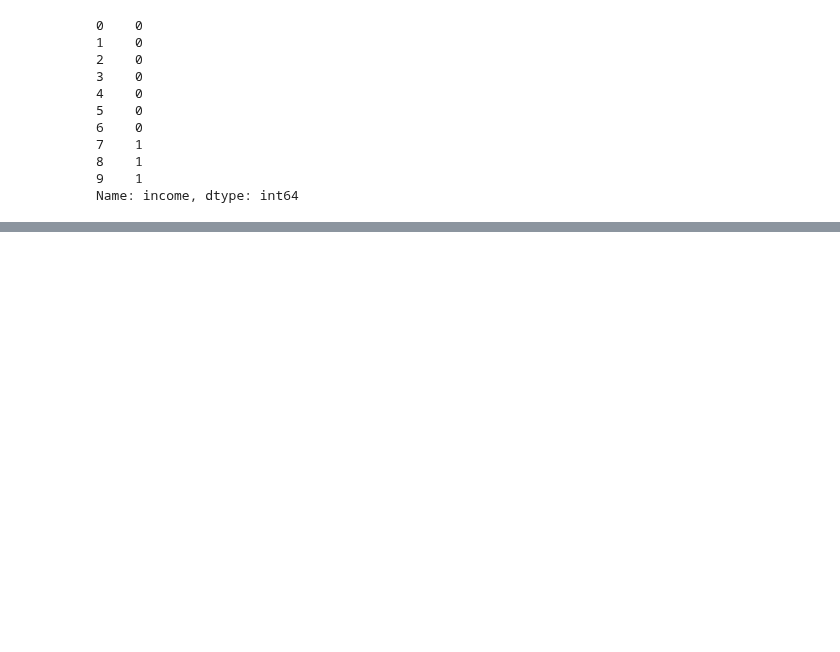
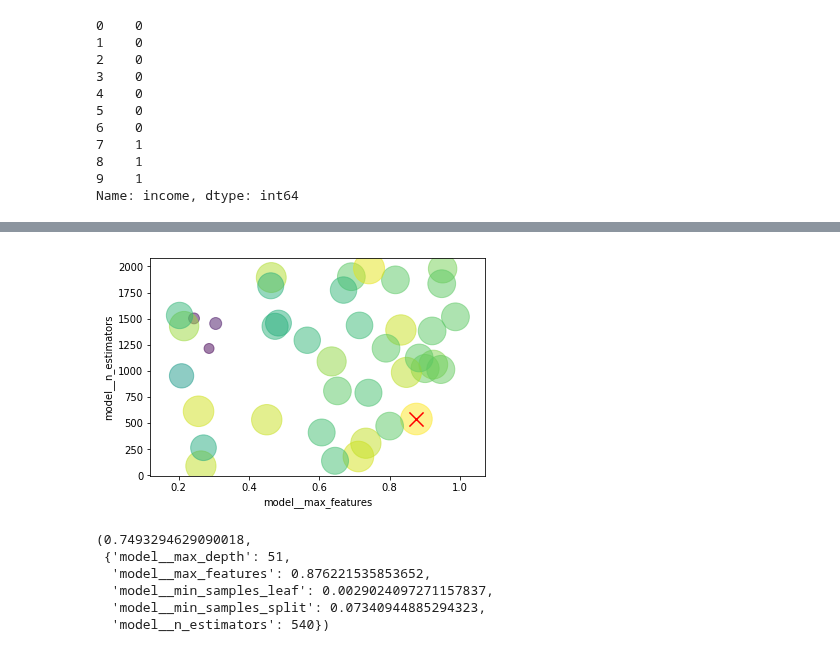
Before and after one commit to shane-kercheval/udacity, a Jupyter notebook: data_scientist_nanodegree/projects/p1_charityml/custom/ExtraTrees_RandomizedSearch_sklearn.ipynb, the cells around one changed output, grey strips where cells are left out. Saved outputs shown, nothing was run; the diff lists cells and outputs as text; code cells hidden in the pictures; blank space fills up the shorter version.

```diff
--- a/data_scientist_nanodegree/projects/p1_charityml/custom/ExtraTrees_RandomizedSearch_sklearn.ipynb
+++ b/data_scientist_nanodegree/projects/p1_charityml/custom/ExtraTrees_RandomizedSearch_sklearn.ipynb
@@ -250,0 +382,15 @@ grid_search.best_score_, grid_search.best_params_
+# %%
+x_label = 'model__max_features'
+y_label = 'model__n_estimators'
+compare_two_parameters(x_label, y_label)
+# %% [output]
+[figure, added]
+# %%
+grid_search.best_score_, grid_search.best_params_
+# %% [output]
+(0.7493294629090018,
+ {'model__max_depth': 51,
+  'model__max_features': 0.876221535853652,
+  'model__min_samples_leaf': 0.0029024097271157837,
+  'model__min_samples_split': 0.07340944885294323,
+  'model__n_estimators': 540})
```
Also changed, not shown: parts of 24 cells of this notebook, 9 other files.
